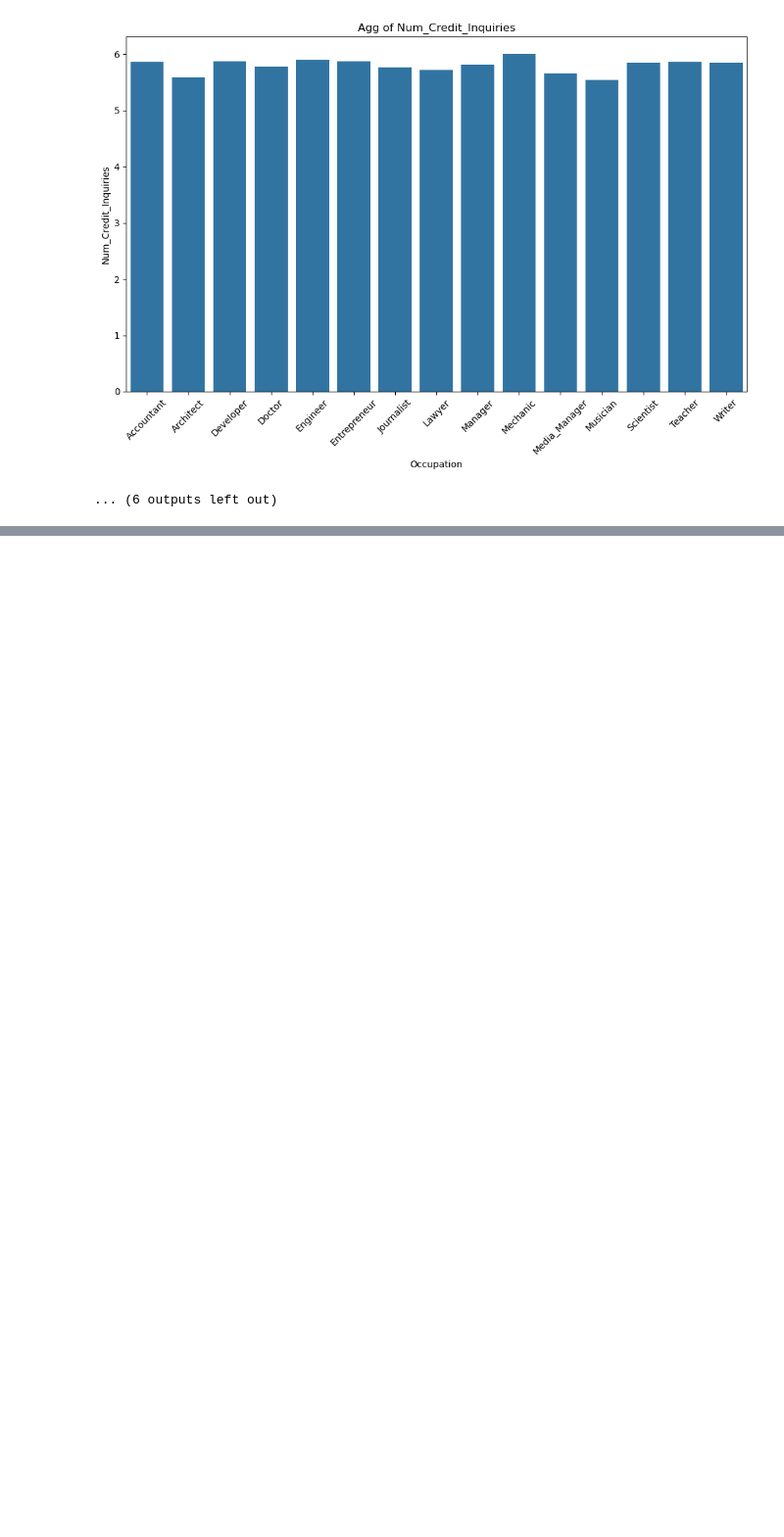
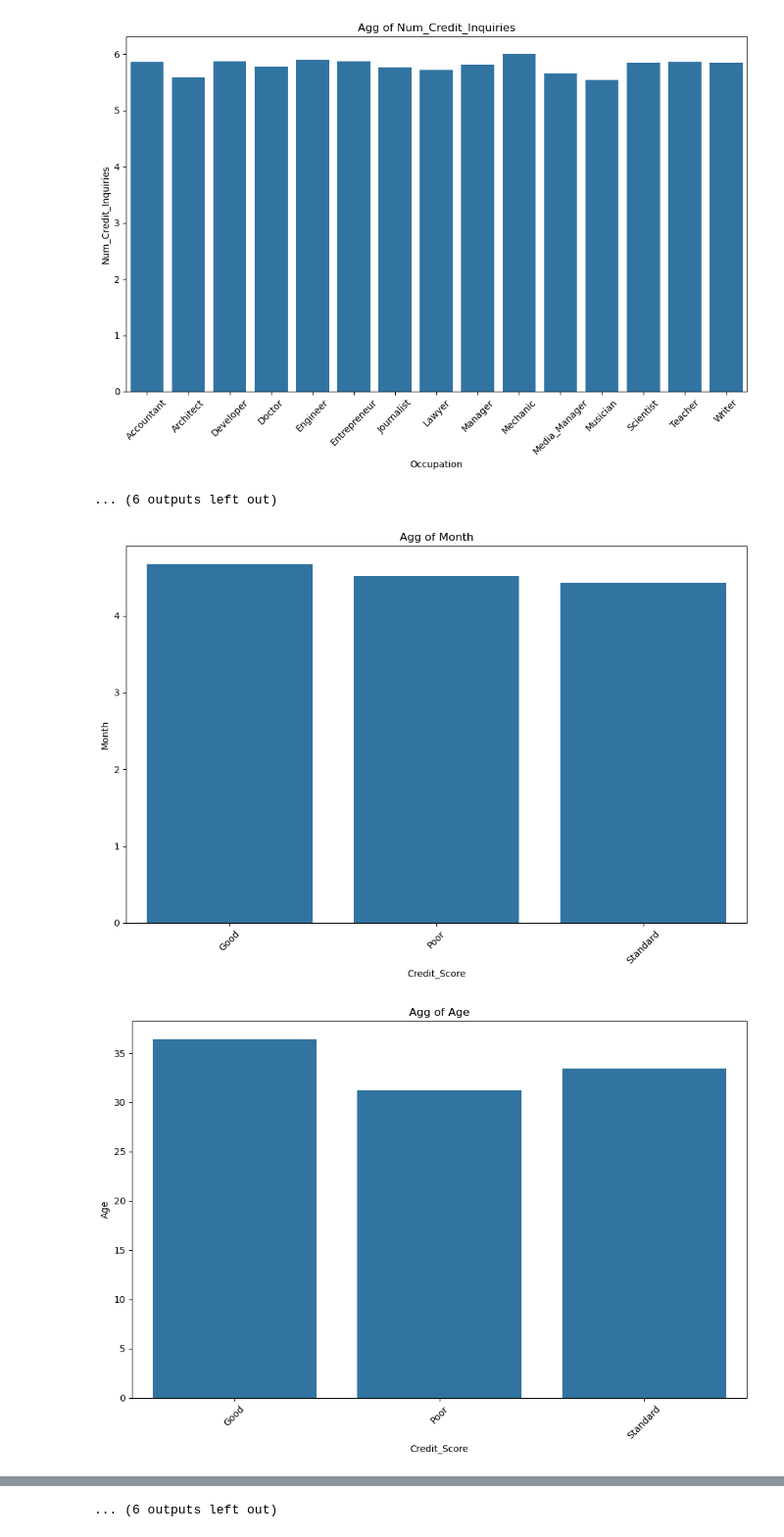
Before and after one commit to MaukanMir/Credit-Classification-Analysis, a Jupyter notebook: training.ipynb, the cells around one changed output, grey strips where cells are left out. Shown at 98% size. Drawn from its saved outputs; the diff is of its cells as text; code cells hidden in the pictures; blank space fills up the shorter version.

```diff
--- a/training.ipynb
+++ b/training.ipynb
@@ -205,3 +205,9 @@ for col in numeric_cols.columns:
 [figure]
 [figure]
 ... (6 outputs left out)
+# %%
+for col in numeric_cols.columns:
+  aggregate_dataset(df, "Credit_Score", col, "mean")
+# %% [output]
+[figure, added]
+[figure, added]
@@ -207,0 +224 @@ for col in numeric_cols.columns:
+... (6 outputs left out)
```
Also changed, not shown: parts of 2 cells of this notebook.
